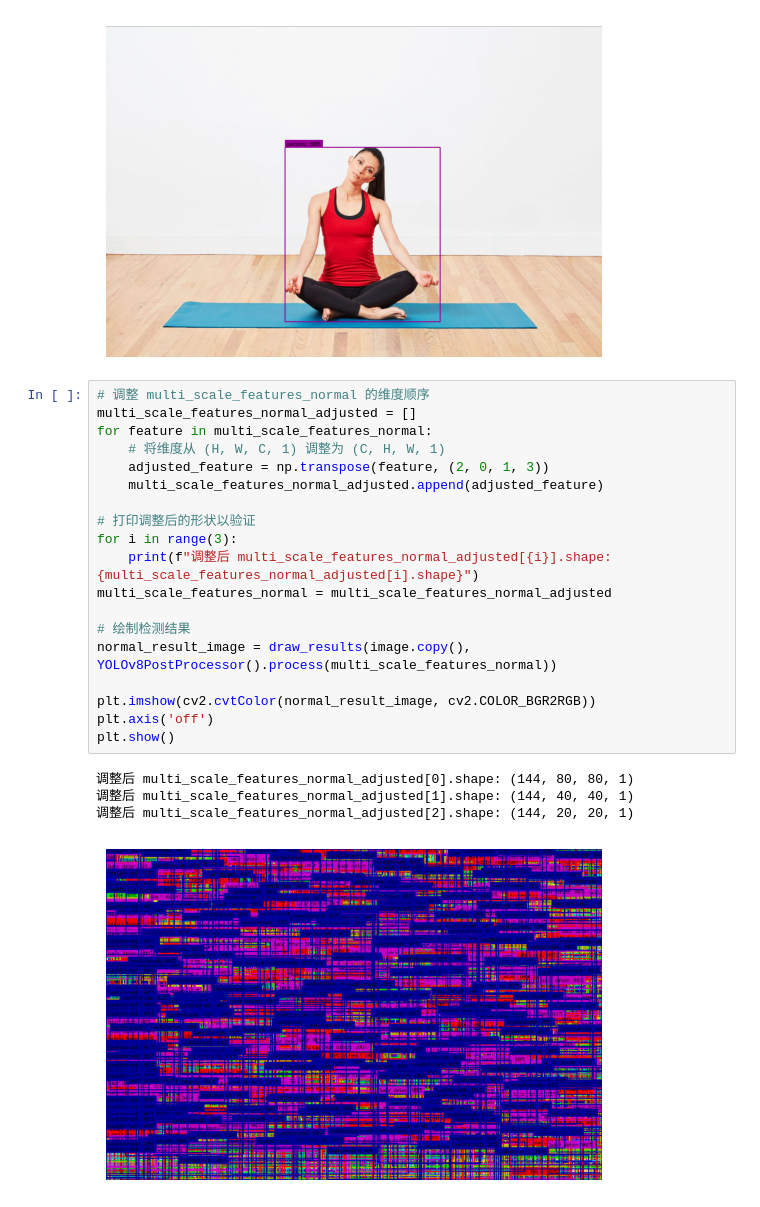
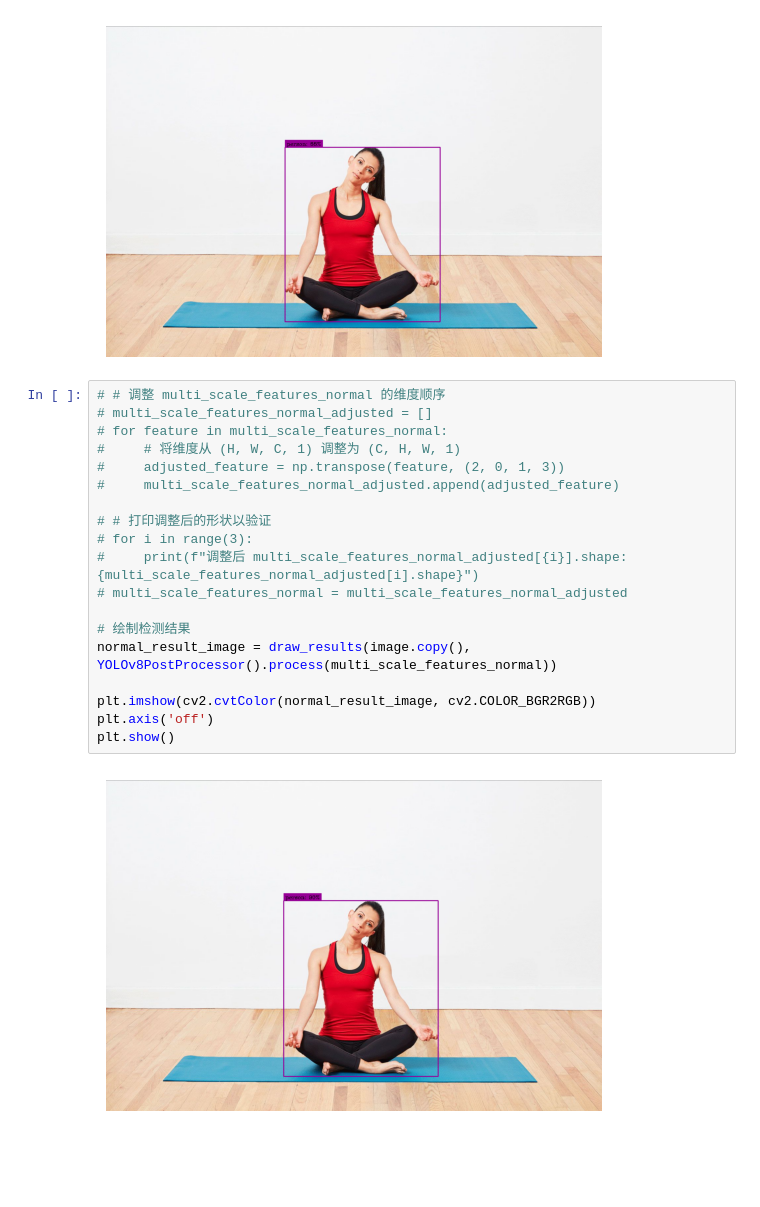
Before and after one commit to PierceZheng/vim3_npu_applications_lite, a Jupyter notebook: yolov8n_demo_x11_usb/post_process.ipynb, the cells around one changed output. Cells and saved outputs as stored; diff of their text form; blank space fills up the shorter version.

```diff
--- a/yolov8n_demo_x11_usb/post_process.ipynb
+++ b/yolov8n_demo_x11_usb/post_process.ipynb
@@ -326,26 +326,23 @@ plt.show()
 # %% [output]
 [figure]
 # %%
-# 调整 multi_scale_features_normal 的维度顺序
-multi_scale_features_normal_adjusted = []
-for feature in multi_scale_features_normal:
-    # 将维度从 (H, W, C, 1) 调整为 (C, H, W, 1)
-    adjusted_feature = np.transpose(feature, (2, 0, 1, 3))
-    multi_scale_features_normal_adjusted.append(adjusted_feature)
+# # 调整 multi_scale_features_normal 的维度顺序
+# multi_scale_features_normal_adjusted = []
+# for feature in multi_scale_features_normal:
+#     # 将维度从 (H, W, C, 1) 调整为 (C, H, W, 1)
+#     adjusted_feature = np.transpose(feature, (2, 0, 1, 3))
+#     multi_scale_features_normal_adjusted.append(adjusted_feature)
 
-# 打印调整后的形状以验证
-for i in range(3):
-    print(f"调整后 multi_scale_features_normal_adjusted[{i}].shape: {multi_scale_features_normal_adjusted[i].shape}")
-multi_scale_features_normal = multi_scale_features_normal_adjusted
+# # 打印调整后的形状以验证
+# for i in range(3):
+#     print(f"调整后 multi_scale_features_normal_adjusted[{i}].shape: {multi_scale_features_normal_adjusted[i].shape}")
+# multi_scale_features_normal = multi_scale_features_normal_adjusted
 
 # 绘制检测结果
 normal_result_image = draw_results(image.copy(), YOLOv8PostProcessor().process(multi_scale_features_normal))
 
 plt.imshow(cv2.cvtColor(normal_result_image, cv2.COLOR_BGR2RGB))
 plt.axis('off')
 plt.show()
 # %% [output]
-调整后 multi_scale_features_normal_adjusted[0].shape: (144, 80, 80, 1)
-调整后 multi_scale_features_normal_adjusted[1].shape: (144, 40, 40, 1)
-调整后 multi_scale_features_normal_adjusted[2].shape: (144, 20, 20, 1)
-[figure, old version]
+[figure, new version]
```
Also changed, not shown: 5 other files.
